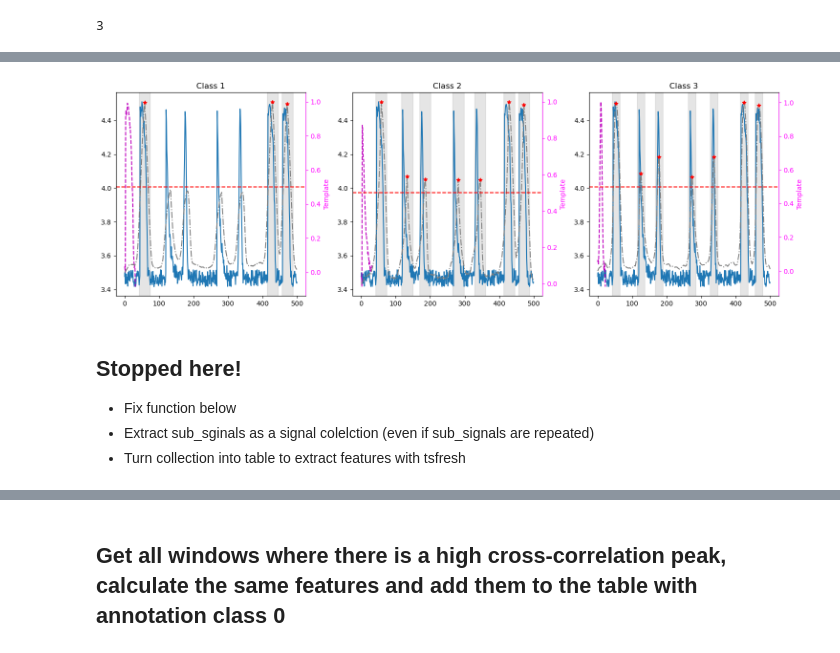
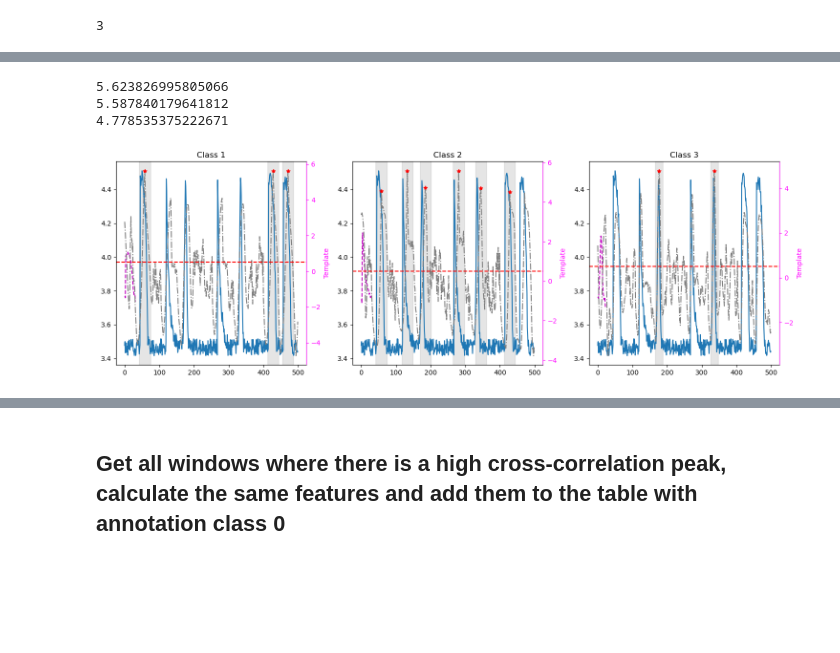
Before and after one commit to zoccoler/napari-signal-classifier, a Jupyter notebook: notebooks/WIP_sub_signal_classification_step_by_step.ipynb, the cells around one changed output, grey strips where cells are left out. Saved outputs shown, nothing was run; the diff lists cells and outputs as text; code cells hidden in the pictures; blank space fills up the shorter version.

```diff
--- a/notebooks/WIP_sub_signal_classification_step_by_step.ipynb
+++ b/notebooks/WIP_sub_signal_classification_step_by_step.ipynb
@@ -269,7 +269,7 @@ class SubSignalCollection:
         self.sub_signals = sorted(self.sub_signals, key=lambda x: x.category)
 
 
-def extract_sub_signals(df, column_signal_value, column_signal_id, column_signal_annotation, column_frame):
+def extract_sub_signals_by_annotations(df, column_signal_value, column_signal_id, column_signal_annotation, column_frame):
     """
     Extracts sub-signals from a signal data array based on annotations.
 
@@ -336,7 +336,7 @@ def extract_sub_signals(df, column_signal_value, column_signal_id, column_signal
 
     return sub_signal_collection
 
-def extract_sub_signals_from_arrays(data, annotations, labels, frames):
+def extract_sub_signals_by_annotations_from_arrays(data, annotations, labels, frames):
     """
     Extracts sub-signals from a signal data array based on annotations.
 
@@ -412,5 +412,5 @@ sub_signal_collection = extract_sub_signals_from_arrays(data, annotations, label
 # %%
-sub_signal_collection = extract_sub_signals(table_training, 'mean_intensity', 'label', 'Annotations', 'frame')
+sub_signal_collection = extract_sub_signals_by_annotations(table_training, 'mean_intensity', 'label', 'Annotations', 'frame')
 sub_signal_collection
 # %% [output]
 <SubSignalCollection signal categories=[1, 2, 3], number of signals=17>
@@ -559,7 +559,8 @@ def normalize(signal, method='minmax'):
         raise ValueError(f"Unknown normalization method: {method}")
 
 def align_signals(reference, signal):
-    alignment = dtw.warping_path(reference, signal)
+    alignment = dtw.warping_path_fast(reference, signal)
+
     aligned_signal = np.zeros_like(reference)
     for (i, j) in alignment:
         aligned_signal[i] = signal[j]
@@ -573,7 +574,11 @@ def generate_template_mean(replicates):
 
     # Align all replicates to the median signal
     aligned_replicates = [align_signals(median_signal, rep) for rep in replicates]
-
+    # Optionally plot alignment results
+    fig, ax = plt.subplots()
+    for arep, rep in zip(aligned_replicates, replicates):
+        ax.plot(rep, alpha=0.5, color='gray')
+        ax.plot(arep, alpha=0.5, color='blue')
     # Compute the average to form the template
     template = np.mean(aligned_replicates, axis=0)
     return template
@@ -610,7 +615,7 @@ def generate_templates_by_category(sub_signal_collection):
 
         # Normalize and resample the current segment
         target_length = sub_signal_collection.max_length_per_category[current_category]
-        resampled_norm_data = interpolate_samples(normalize(sub_signal.data), target_length)
+        resampled_norm_data = interpolate_samples(normalize(sub_signal.data, method='zscore'), target_length)
         sub_signals_with_current_category.append(resampled_norm_data)
 
     # Process the last category
@@ -693,36 +715,46 @@ len(sub_signal_templates)
 # %%
-def detect_signal(composite_signal, template, threshold, return_cross_corr=False):
-    composite_signal_norm = (composite_signal - np.amin(composite_signal))/np.ptp(composite_signal)
-    template_norm = (template - np.amin(template))/np.ptp(template)
-    cross_corr = signal.correlate(composite_signal_norm, template_norm, mode='same')
-    normalized_corr = (cross_corr - np.min(cross_corr)) / np.ptp(cross_corr)
+def detect_signal(composite_signal, template, threshold, return_cross_corr=False, norm_method='minmax'):
+    composite_signal_norm = normalize(composite_signal, method=norm_method)
+    template_norm = normalize(template, method=norm_method)
+    cross_corr = signal.correlate(composite_signal_norm, template_norm, mode='same') # default method already chooses between fft and direct
+
+    # Normalizing cross-correlation by energy of signal and template
+    fm2 = signal.correlate(composite_signal_norm**2, np.ones_like(template_norm), mode='same', ) # Convolution of the squared composite signal with a window of ones
+    fm = signal.correlate(composite_signal_norm, np.ones_like(template_norm), mode='same') # Convolution of the composite signal with a window of ones
+    n = len(template)
+    denominator = np.sqrt(fm2 - fm**2/n)
+    normalized_corr = cross_corr/denominator
+    print(np.max(normalized_corr))
+    threshold = np.max(normalized_corr) * 0.8
+
+    # Normalizing cross-correlation by minmax directly
+    # normalized_corr = normalize(cross_corr, method=norm_method)
+
     peaks_indices, _ = signal.find_peaks(normalized_corr, height=threshold)
     if return_cross_corr:
         return peaks_indices, normalized_corr
     return peaks_indices
 
 threshold=0.5
 fig, ax = plt.subplots(1, len(sub_signal_templates), figsize=(15, 5))
 for i, sub_signal in enumerate(sub_signal_templates.values()):
-    peaks_indices, normalized_cross_corr = detect_signal(composite_signal1, sub_signal, threshold, return_cross_corr=True)
+    peaks_indices, normalized_cross_corr = detect_signal(composite_signal1, sub_signal, threshold, return_cross_corr=True, norm_method='zscore')
     ax[i].plot(composite_signal1, label='Composite Signal')
     ax2 = ax[i].twinx()
     ax2.plot(sub_signal, 'm--', label='Template')
     ax2.yaxis.label.set_color('magenta')
     ax2.tick_params(axis='y', colors='magenta')
     ax2.spines['right'].set_color('magenta')
     ax2.set_ylabel('Template', color='magenta')
     ax2.plot(normalized_cross_corr, '-.', color='gray', label='Normalized Cross-Correlation')
     ax2.plot(peaks_indices, normalized_cross_corr[peaks_indices], 'r*', label='Detected Peaks')
     ax2.axhline(y=threshold, color='r', linestyle='--')
     for peak_index in peaks_indices:
         ax[i].axvspan(peak_index-np.floor(len(sub_signal)/2), peak_index+np.floor(len(sub_signal)/2), color='gray', alpha=0.2)
     ax[i].set_title(f'Class {i+1}')
 plt.tight_layout()
 # %% [output]
+5.623826995805066
+5.587840179641812
+4.778535375222671
-[figure, old version]
+[figure, new version]
-# %% [markdown]
-## Stopped here!
-- Fix function below
-- Extract sub_sginals as a signal colelction (even if sub_signals are repeated)
-- Turn collection into table to extract features with tsfresh
```
Also changed, not shown: parts of 28 cells of this notebook.
